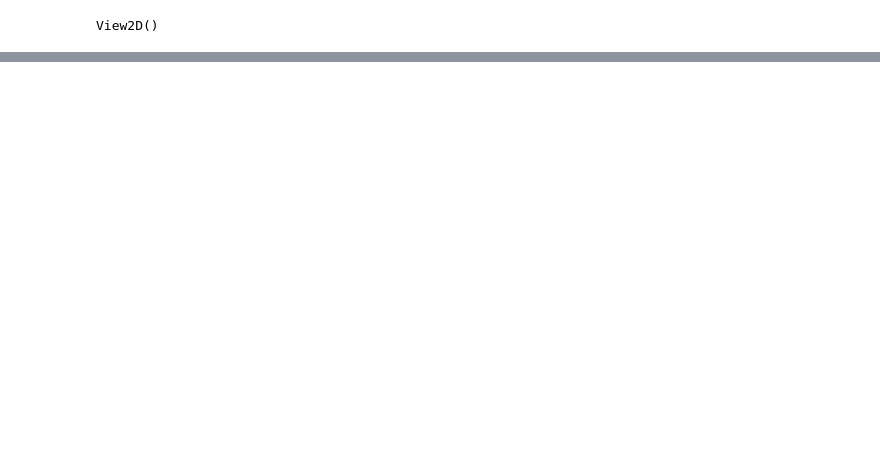
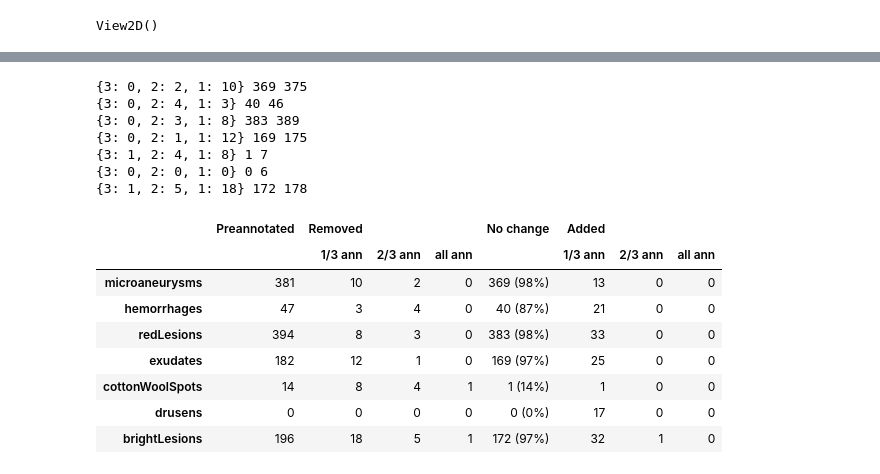
Before and after one commit to LIV4D/MAPLES-DR, a Jupyter notebook: examples/variability_study/intervariability_study.ipynb, the cells around one changed output, grey strips where cells are left out. Drawn from its saved outputs; the diff is of its cells as text; code cells hidden in the pictures; blank space fills up the shorter version.

```diff
--- a/examples/variability_study/intervariability_study.ipynb
+++ b/examples/variability_study/intervariability_study.ipynb
@@ -741,0 +703,68 @@ rois
+# %%
+lesion_diffs = {}
+
+for samples in zip(*new_annotations):
+    for bio in [
+        Bio.MICROANEURYSMS,
+        Bio.HEMORRHAGES,
+        Bio.RED_LESIONS,
+        Bio.EXUDATES,
+        Bio.COTTON_WOOL_SPOTS,
+        Bio.DRUSENS,
+        Bio.BRIGHT_LESIONS,
+    ]:
+        pre_annotation = samples[0].read_biomarker(bio, pre_annotation=True)
+        _, diffs = multi_annotator_regions_diff(
+            pre_annotation,
+            *[s[bio] for s in samples],
+        )
+
+        lesion_diffs.setdefault(bio.value, []).extend(list(diffs.values()))
+# %%
+def aggregate_diffs(diffs):
+    added = {r + 1: 0 for r in reversed(range(N_annotators))}
+    removed = {r + 1: 0 for r in reversed(range(N_annotators))}
+    no_change = 0
+    for d in diffs:
+        if "A" in d:
+            added[sum(_ == "A" for _ in d)] += 1
+        elif "R" in d:
+            removed[sum(_ == "R" for _ in d)] += 1
+        else:
+            no_change += 1
+
+    print(removed, no_change, sum(removed) + no_change)
+
+    return {
+        ("Preannotated", ""): sum(removed.values()) + no_change,
+        ("Removed", "1/3 ann"): removed[1],
+        ("Removed", "2/3 ann"): removed[2],
+        ("Removed", "all ann"): removed[3],
+        ("No change", ""): f"{no_change} ({no_change/(sum(removed) + no_change):.0%})",
+        ("Added", "1/3 ann"): added[1],
+        ("Added", "2/3 ann"): added[2],
+        ("Added", "all ann"): added[3],
+    }
+
+
+df = pd.DataFrame(
+    {lesions: aggregate_diffs(diffs) for lesions, diffs in lesion_diffs.items()}
+).T
+display(df)
+# %% [output]
+{3: 0, 2: 2, 1: 10} 369 375
+{3: 0, 2: 4, 1: 3} 40 46
+{3: 0, 2: 3, 1: 8} 383 389
+{3: 0, 2: 1, 1: 12} 169 175
+{3: 1, 2: 4, 1: 8} 1 7
+{3: 0, 2: 0, 1: 0} 0 6
+{3: 1, 2: 5, 1: 18} 172 178
+|  | Preannotated | Removed |  |  | No change | Added |  |  |
+|  |  | 1/3 ann | 2/3 ann | all ann |  | 1/3 ann | 2/3 ann | all ann |
+| microaneurysms | 381 | 10 | 2 | 0 | 369 (98%) | 13 | 0 | 0 |
+| hemorrhages | 47 | 3 | 4 | 0 | 40 (87%) | 21 | 0 | 0 |
+| redLesions | 394 | 8 | 3 | 0 | 383 (98%) | 33 | 0 | 0 |
+| exudates | 182 | 12 | 1 | 0 | 169 (97%) | 25 | 0 | 0 |
+| cottonWoolSpots | 14 | 8 | 4 | 1 | 1 (14%) | 1 | 0 | 0 |
+| drusens | 0 | 0 | 0 | 0 | 0 (0%) | 17 | 0 | 0 |
+| brightLesions | 196 | 18 | 5 | 1 | 172 (97%) | 32 | 1 | 0 |
```
Also changed, not shown: parts of 29 cells of this notebook, 1 other file.
